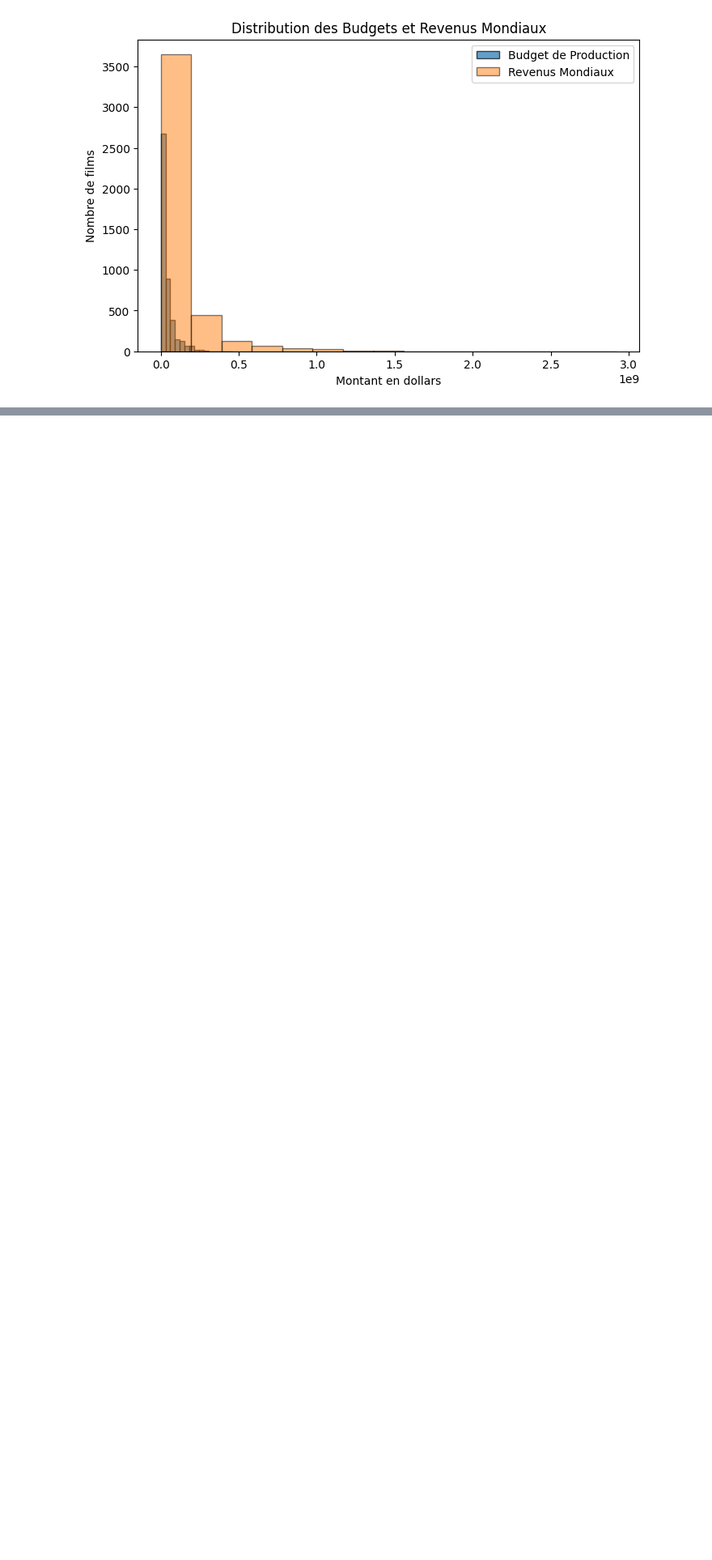
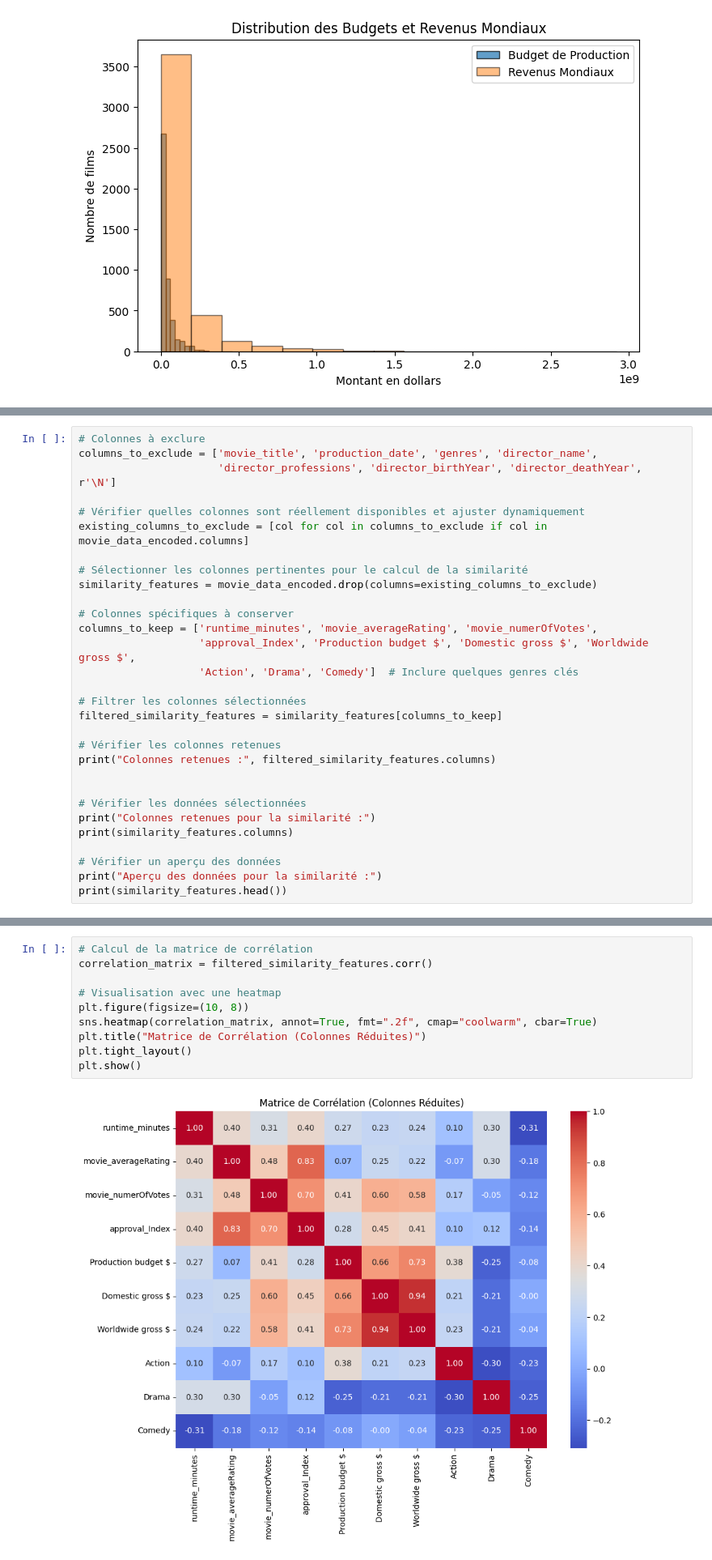
Before and after one commit to FredLuc12/MachineLearning_2, a Jupyter notebook: Projet_Perso/notebook/fichier.ipynb, the cells around one changed output, grey strips where cells are left out. Shown at 81% size. Saved outputs shown, nothing was run; the diff lists cells and outputs as text; blank space fills up the shorter version.

```diff
--- a/Projet_Perso/notebook/fichier.ipynb
+++ b/Projet_Perso/notebook/fichier.ipynb
@@ -114,0 +143,30 @@ plt.show()
+# %%
+# Colonnes à exclure
+columns_to_exclude = ['movie_title', 'production_date', 'genres', 'director_name',
+                      'director_professions', 'director_birthYear', 'director_deathYear', r'\N']
+
+# Vérifier quelles colonnes sont réellement disponibles et ajuster dynamiquement
+existing_columns_to_exclude = [col for col in columns_to_exclude if col in movie_data_encoded.columns]
+
+# Sélectionner les colonnes pertinentes pour le calcul de la similarité
+similarity_features = movie_data_encoded.drop(columns=existing_columns_to_exclude)
+
+# Colonnes spécifiques à conserver
+columns_to_keep = ['runtime_minutes', 'movie_averageRating', 'movie_numerOfVotes',
+                   'approval_Index', 'Production budget $', 'Domestic gross $', 'Worldwide gross $',
+                   'Action', 'Drama', 'Comedy']  # Inclure quelques genres clés
+
+# Filtrer les colonnes sélectionnées
+filtered_similarity_features = similarity_features[columns_to_keep]
+
+# Vérifier les colonnes retenues
+print("Colonnes retenues :", filtered_similarity_features.columns)
+
+
+# Vérifier les données sélectionnées
+print("Colonnes retenues pour la similarité :")
+print(similarity_features.columns)
+
+# Vérifier un aperçu des données
+print("Aperçu des données pour la similarité :")
+print(similarity_features.head())
@@ -130,0 +199,12 @@ similarity_matrix_train = cosine_similarity(similarity_features_train)
+# %%
+# Calcul de la matrice de corrélation
+correlation_matrix = filtered_similarity_features.corr()
+
+# Visualisation avec une heatmap
+plt.figure(figsize=(10, 8))
+sns.heatmap(correlation_matrix, annot=True, fmt=".2f", cmap="coolwarm", cbar=True)
+plt.title("Matrice de Corrélation (Colonnes Réduites)")
+plt.tight_layout()
+plt.show()
+# %% [output]
+[figure, added]
```
Also changed, not shown: parts of 5 cells of this notebook, 2 other files.
